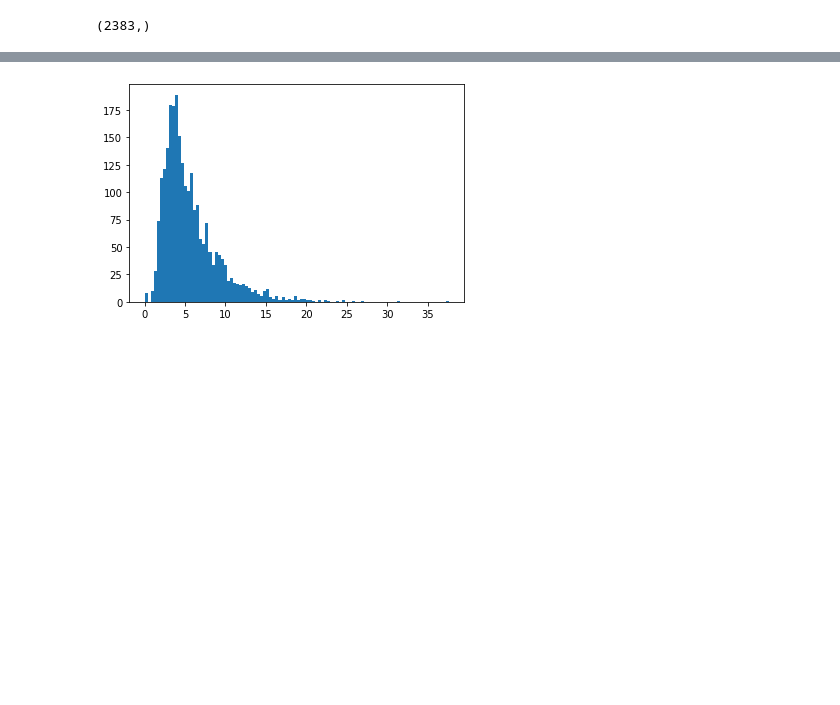
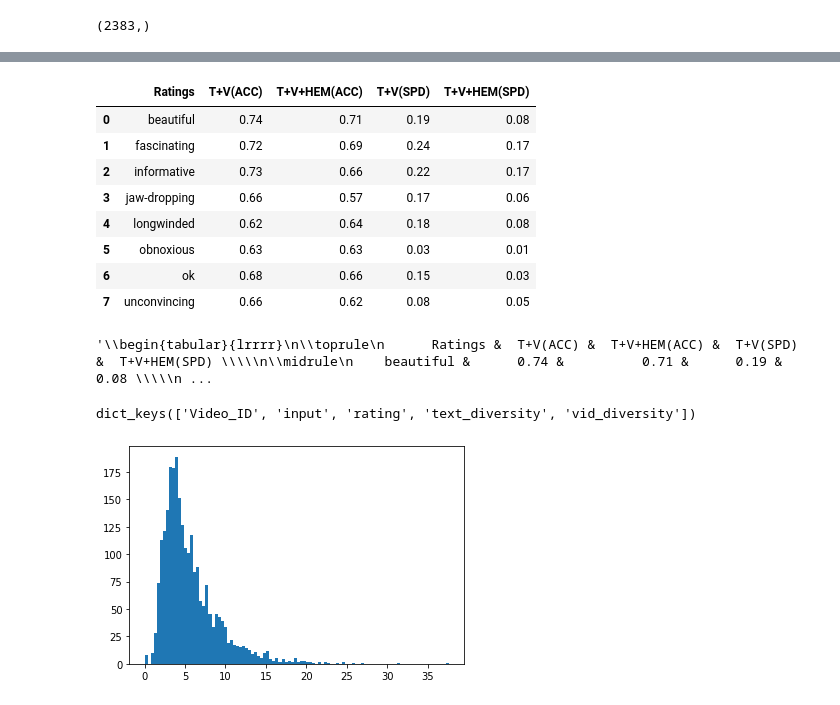
Before and after one commit to racharyy/TED_variation, a Jupyter notebook: Diversity/trial.ipynb, the cells around one changed output, grey strips where cells are left out. Drawn from its saved outputs; the diff is of its cells as text; code cells hidden in the pictures; blank space fills up the shorter version.

Commit message:
Diversity Code cleaned

```diff
--- a/Diversity/trial.ipynb
+++ b/Diversity/trial.ipynb
@@ -25,0 +115,28 @@ df['view'].shape
+# %%
+rating_names = np.array(['beautiful', 'confusing', 'courageous', 'fascinating', 'funny', 'informative', 'ingenious', 'inspiring', 'jaw-dropping', 'longwinded', 'obnoxious', 'ok', 'persuasive', 'unconvincing'])
+tv = np.array([0.74,0.60,0.72,0.72,0.76,0.73,0.70,0.69,0.66,0.62,0.63,0.68,0.70,0.66])
+tvl = np.array([0.71,0.64,0.70,0.69,0.72,0.66,0.66,0.66,0.57,0.64,0.63,0.66,0.71,0.62])
+spd_pred = [0.19, 0.24, 0.22, 0.17, 0.18, 0.03, 0.15, 0.08]
+spd_both = [0.08, 0.17, 0.17, 0.06, 0.08, 0.01, 0.03, 0.05]
+# %%
+imp_index = [0,3,5,8,9,10,11,13]
+# %%
+df = pd.DataFrame({
+"Ratings": rating_names[imp_index],
+"T+V(ACC)":tv[imp_index] ,
+"T+V+HEM(ACC)": tvl[imp_index],
+"T+V(SPD)": spd_pred,
+"T+V+HEM(SPD)": spd_both
+})
+# %%
+df
+# %% [output]
+|  | Ratings | T+V(ACC) | T+V+HEM(ACC) | T+V(SPD) | T+V+HEM(SPD) |
+| 0 | beautiful | 0.74 | 0.71 | 0.19 | 0.08 |
+| 1 | fascinating | 0.72 | 0.69 | 0.24 | 0.17 |
+| 2 | informative | 0.73 | 0.66 | 0.22 | 0.17 |
+| 3 | jaw-dropping | 0.66 | 0.57 | 0.17 | 0.06 |
+| 4 | longwinded | 0.62 | 0.64 | 0.18 | 0.08 |
+| 5 | obnoxious | 0.63 | 0.63 | 0.03 | 0.01 |
+| 6 | ok | 0.68 | 0.66 | 0.15 | 0.03 |
+| 7 | unconvincing | 0.66 | 0.62 | 0.08 | 0.05 |
@@ -25,0 +145,4 @@ df['view'].shape
+# %%
+table
+# %% [output]
+'\\begin{tabular}{lrrrr}\n\\toprule\n      Ratings &  T+V(ACC) &  T+V+HEM(ACC) &  T+V(SPD) &  T+V+HEM(SPD) \\\\\n\\midrule\n    beautiful &      0.74 &          0.71 &      0.19 &          0.08 \\\\\n ...
@@ -26,2 +151,6 @@ df['view'].shape
+# %%
+new_dic.keys()
+# %% [output]
+dict_keys(['Video_ID', 'input', 'rating', 'text_diversity', 'vid_diversity'])
 # %%
 all_data_dic ={}
```
Also changed, not shown: parts of 20 cells of this notebook, 10 other files.
